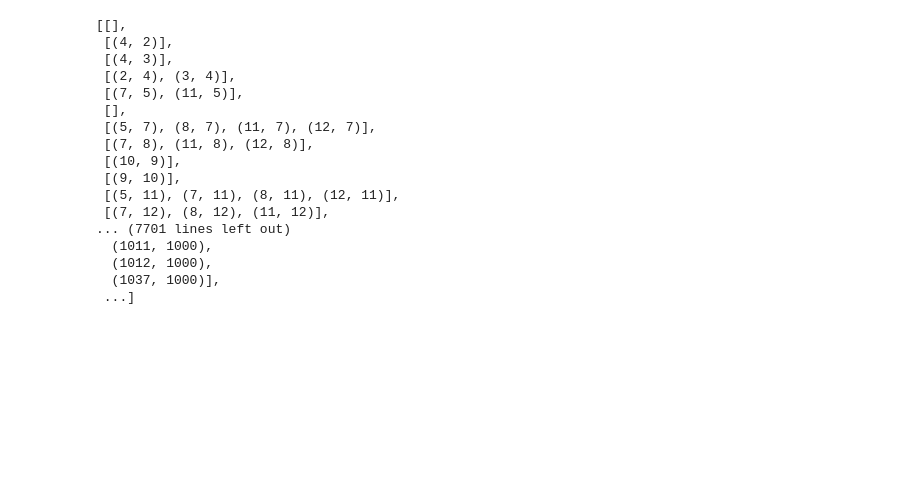
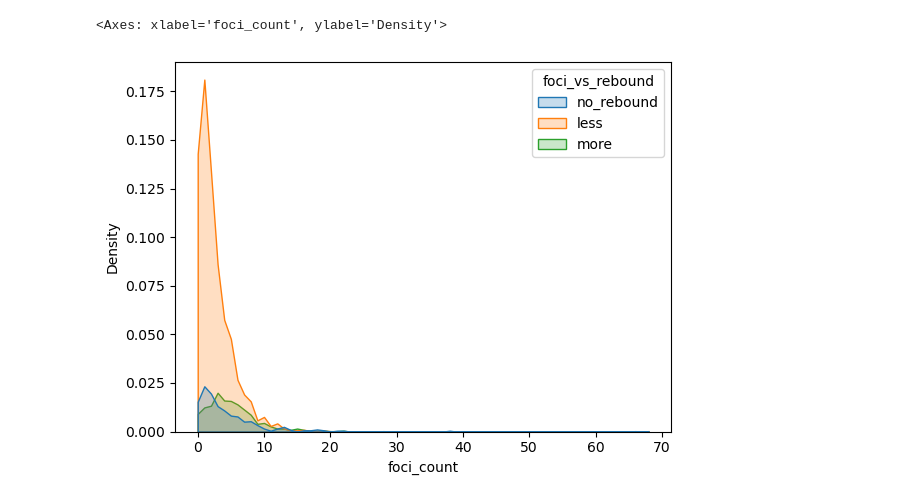
Before and after one commit to hannahbolen1/whole_slide, a Jupyter notebook: current/border_distances.ipynb, the cells around one changed output. Drawn from its saved outputs; the diff is of its cells as text; code cells hidden in the pictures; blank space fills up the shorter version.

```diff
--- a/current/border_distances.ipynb
+++ b/current/border_distances.ipynb
@@ -102,0 +31,19 @@ for k, slc in enumerate(objs):
+# %%
+nuclei_mask_path = "/Users/hannahbolen/Desktop/image_analysis/here/o8p_day24_s12_nuclei_mask.tif"
+foci_mask_path = "/Users/hannahbolen/Desktop/image_analysis/here/o8p_day24_s12_foci.tif"
+cyto_mask_path = "/Users/hannahbolen/Desktop/image_analysis/here/o8p_day24_s12_cytoplasm_mask.tif"
+cy5_path = "/Users/hannahbolen/Desktop/image_analysis/slide_tiff/o8p_day24_s12_cy5.ome.tif"
+gfp_path = "/Users/hannahbolen/Desktop/image_analysis/slide_tiff/o8p_day24_s12_gfp.ome.tif"
+df_path = "/Users/hannahbolen/Desktop/image_analysis/slide_tiff/o8p_day24_s12.csv"
+
+cy5 = tifffile.memmap(cy5_path, mode='r')
+gfp = tifffile.memmap(gfp_path, mode='r')
+nuclei = tifffile.memmap(nuclei_mask_path, mode='r')
+cells = tifffile.memmap(cyto_mask_path, mode='r')
+foci = tifffile.memmap(foci_mask_path, mode='r')
+
+df = pd.read_csv(df_path, index_col="label",converters={"cells_bounds":ast.literal_eval})
+# df["log_foci_count"] = np.log1p(df["foci_count"])
+# %%
+df["rebound"] = df[["colony_id"]]!=-1
+df
@@ -102,0 +65,4 @@ for k, slc in enumerate(objs):
+# %%
+group = df.groupby("colony_id")["foci_count"].mean()
+more = group>group[-1]
+moryes=list(more[more.values==True].index)
@@ -102,0 +83,2 @@ for k, slc in enumerate(objs):
+# %%
+df["foci_vs_rebound"] = ["more" if df["colony_id"][i] in moryes else ("less" if df["colony_id"][i] != -1 else "no_rebound") for i in df.index]
@@ -102,0 +102,5 @@ for k, slc in enumerate(objs):
+# %%
+sns.histplot(data=df,x="foci_count",hue="foci_vs_rebound",multiple="layer",stat="density",discrete=True,element="poly")
+# %% [output]
+<Axes: xlabel='foci_count', ylabel='Density'>
+[figure, added]
@@ -126,26 +147,6 @@ result = client.gather(futures)
 client.close()
 
 edges = [edge for sublist in result for edge in sublist]
-# %%
-result
-# %% [output]
-[[],
- [(4, 2)],
- [(4, 3)],
- [(2, 4), (3, 4)],
- [(7, 5), (11, 5)],
- [],
- [(5, 7), (8, 7), (11, 7), (12, 7)],
- [(7, 8), (11, 8), (12, 8)],
- [(10, 9)],
- [(9, 10)],
- [(5, 11), (7, 11), (8, 11), (12, 11)],
- [(7, 12), (8, 12), (11, 12)],
-... (7701 lines left out)
-  (1011, 1000),
-  (1012, 1000),
-  (1037, 1000)],
- ...]
 # %%
 G = nx.Graph()
 G.add_nodes_from(object_indexes)
```
Also changed, not shown: parts of 67 cells of this notebook, 2 other files.
